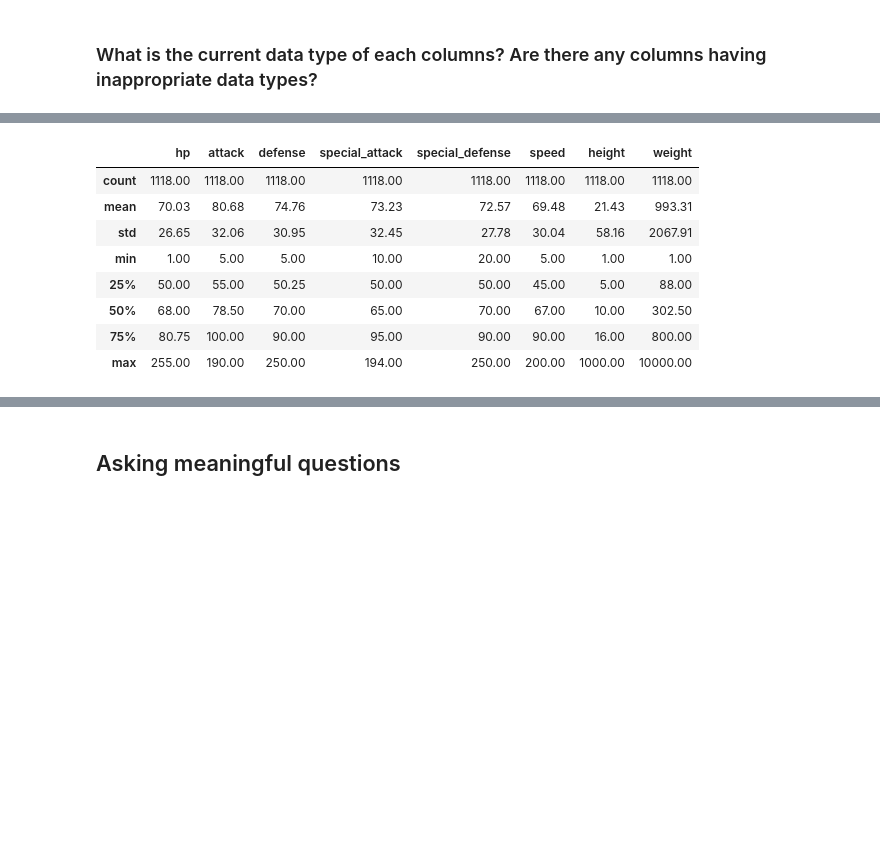
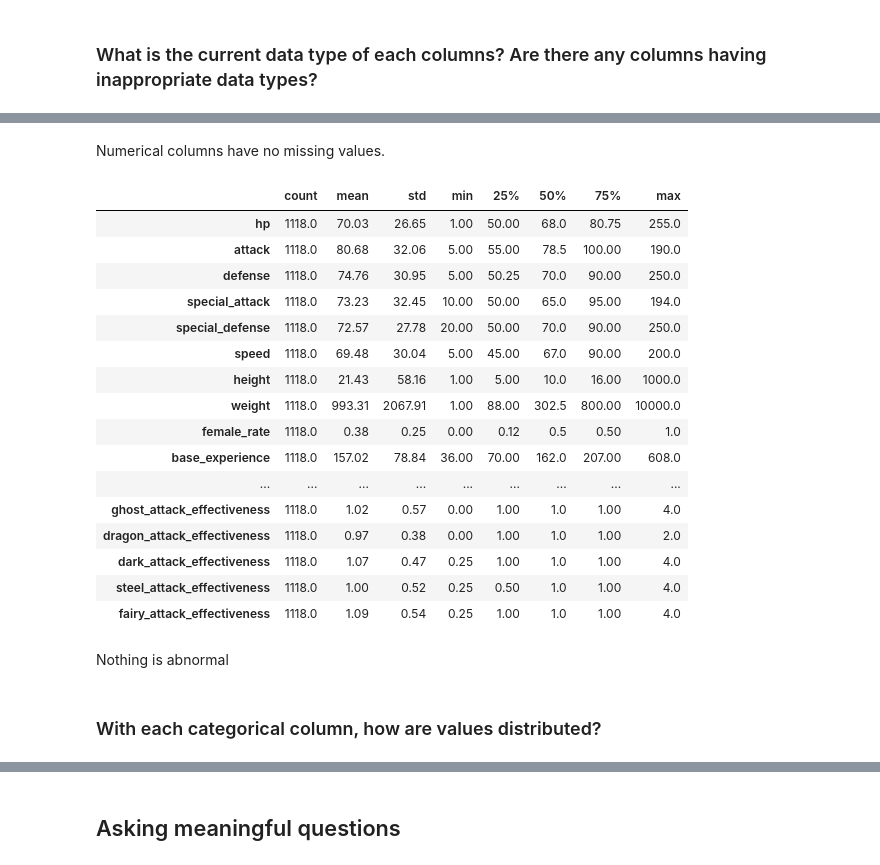
Before and after one commit to Wepewour19clc7/DSprograming, a Jupyter notebook: Pokemon.ipynb, the cells around one changed output, grey strips where cells are left out. Saved outputs shown, nothing was run; the diff lists cells and outputs as text; code cells hidden in the pictures; blank space fills up the shorter version.

```diff
--- a/Pokemon.ipynb
+++ b/Pokemon.ipynb
@@ -184,5 +149,17 @@ dtype: object
 # %%
-numeric_cols = df.iloc[:,4:12]
+numeric_col_name = ['hp', 'attack', 'defense', 'special_attack', 'special_defense', 'speed',
+                   'height', 'weight', 'female_rate', 'base_experience', 'capture_rate',
+                   'egg_cycles', 'base_happiness',
+                   'normal_attack_effectiveness', 'fire_attack_effectiveness',
+                   'water_attack_effectiveness', 'electric_attack_effectiveness',
+                   'grass_attack_effectiveness', 'ice_attack_effectiveness',
+                   'fighting_attack_effectiveness', 'poison_attack_effectiveness',
+                   'ground_attack_effectiveness', 'fly_attack_effectiveness',
+                   'psychic_attack_effectiveness', 'bug_attack_effectiveness',
+                   'rock_attack_effectiveness', 'ghost_attack_effectiveness',
+                   'dragon_attack_effectiveness', 'dark_attack_effectiveness',
+                   'steel_attack_effectiveness', 'fairy_attack_effectiveness']
+numeric_cols = df[numeric_col_name]
 numeric_cols.info()
 # %% [output]
 <class 'pandas.core.frame.DataFrame'>
@@ -203,15 +182,29 @@ memory usage: 70.0 KB
+# %% [markdown]
+Numerical columns have no missing values.
 # %%
-numeric_cols.describe()
+numeric_cols.describe().T
 # %% [output]
-|  | hp | attack | defense | special_attack | special_defense | speed | height | weight |
-| count | 1118.00 | 1118.00 | 1118.00 | 1118.00 | 1118.00 | 1118.00 | 1118.00 | 1118.00 |
-| mean | 70.03 | 80.68 | 74.76 | 73.23 | 72.57 | 69.48 | 21.43 | 993.31 |
-| std | 26.65 | 32.06 | 30.95 | 32.45 | 27.78 | 30.04 | 58.16 | 2067.91 |
-| min | 1.00 | 5.00 | 5.00 | 10.00 | 20.00 | 5.00 | 1.00 | 1.00 |
-| 25% | 50.00 | 55.00 | 50.25 | 50.00 | 50.00 | 45.00 | 5.00 | 88.00 |
-| 50% | 68.00 | 78.50 | 70.00 | 65.00 | 70.00 | 67.00 | 10.00 | 302.50 |
-| 75% | 80.75 | 100.00 | 90.00 | 95.00 | 90.00 | 90.00 | 16.00 | 800.00 |
-| max | 255.00 | 190.00 | 250.00 | 194.00 | 250.00 | 200.00 | 1000.00 | 10000.00 |
+|  | count | mean | std | min | 25% | 50% | 75% | max |
+| hp | 1118.0 | 70.03 | 26.65 | 1.00 | 50.00 | 68.0 | 80.75 | 255.0 |
+| attack | 1118.0 | 80.68 | 32.06 | 5.00 | 55.00 | 78.5 | 100.00 | 190.0 |
+| defense | 1118.0 | 74.76 | 30.95 | 5.00 | 50.25 | 70.0 | 90.00 | 250.0 |
+| special_attack | 1118.0 | 73.23 | 32.45 | 10.00 | 50.00 | 65.0 | 95.00 | 194.0 |
+| special_defense | 1118.0 | 72.57 | 27.78 | 20.00 | 50.00 | 70.0 | 90.00 | 250.0 |
+| speed | 1118.0 | 69.48 | 30.04 | 5.00 | 45.00 | 67.0 | 90.00 | 200.0 |
+| height | 1118.0 | 21.43 | 58.16 | 1.00 | 5.00 | 10.0 | 16.00 | 1000.0 |
+| weight | 1118.0 | 993.31 | 2067.91 | 1.00 | 88.00 | 302.5 | 800.00 | 10000.0 |
+| female_rate | 1118.0 | 0.38 | 0.25 | 0.00 | 0.12 | 0.5 | 0.50 | 1.0 |
+| base_experience | 1118.0 | 157.02 | 78.84 | 36.00 | 70.00 | 162.0 | 207.00 | 608.0 |
+| ... | ... | ... | ... | ... | ... | ... | ... | ... |
+| ghost_attack_effectiveness | 1118.0 | 1.02 | 0.57 | 0.00 | 1.00 | 1.0 | 1.00 | 4.0 |
+| dragon_attack_effectiveness | 1118.0 | 0.97 | 0.38 | 0.00 | 1.00 | 1.0 | 1.00 | 2.0 |
+| dark_attack_effectiveness | 1118.0 | 1.07 | 0.47 | 0.25 | 1.00 | 1.0 | 1.00 | 4.0 |
+| steel_attack_effectiveness | 1118.0 | 1.00 | 0.52 | 0.25 | 0.50 | 1.0 | 1.00 | 4.0 |
+| fairy_attack_effectiveness | 1118.0 | 1.09 | 0.54 | 0.25 | 1.00 | 1.0 | 1.00 | 4.0 |
+# %% [markdown]
+Nothing is abnormal
+# %% [markdown]
+### With each categorical column, how are values distributed?
 # %%
 categorical_cols = df.loc[:, ~df.columns.isin(numeric_cols.keys())]
 categorical_cols.info()
```
Also changed, not shown: parts of 22 cells of this notebook.
